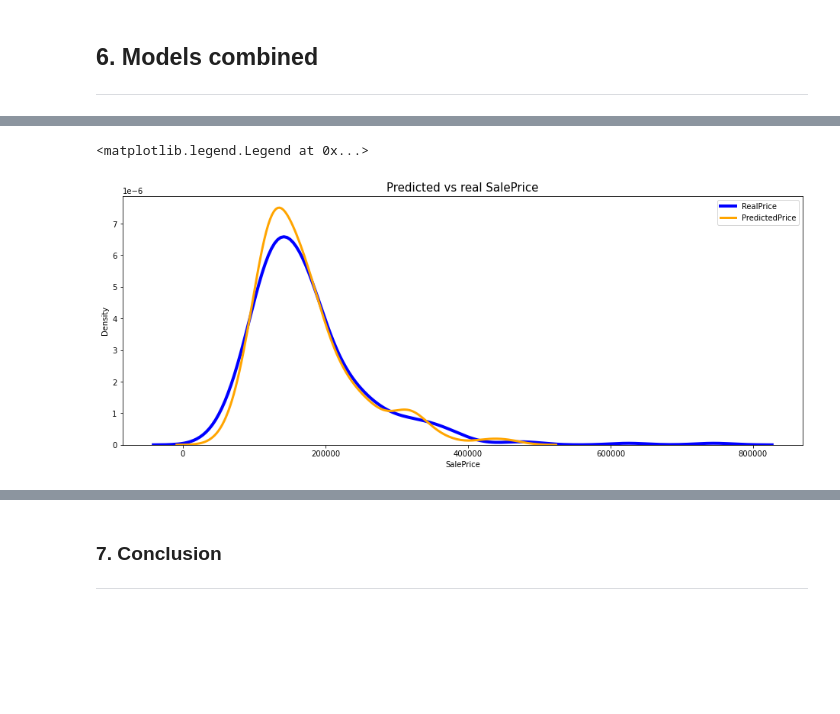
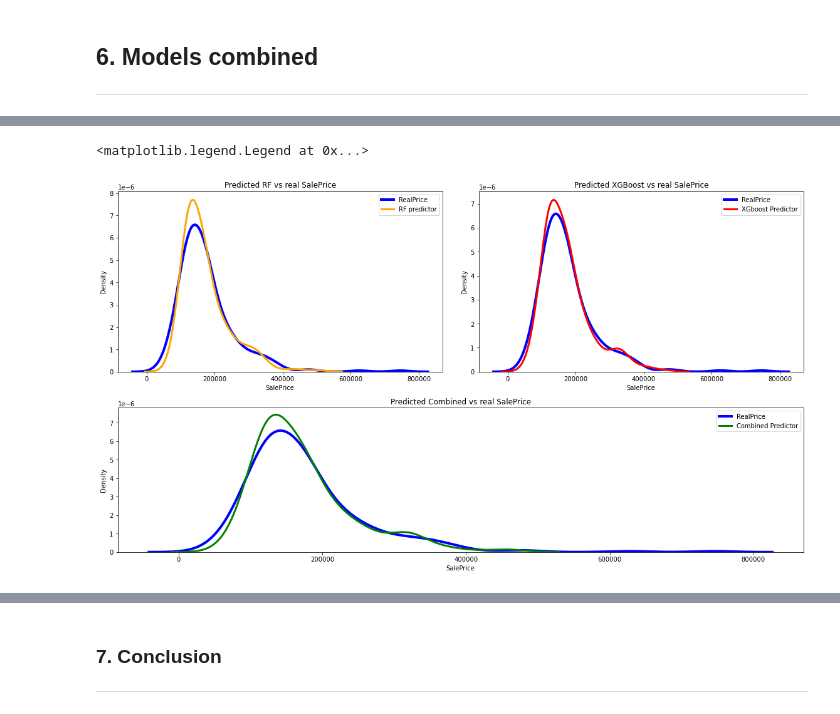
Before and after one commit to Melo97/Real-Estate-Sales-Price-Prediction, a Jupyter notebook: House Prices Regression.ipynb, the cells around one changed output, grey strips where cells are left out. Saved outputs shown, nothing was run; the diff lists cells and outputs as text; code cells hidden in the pictures; blank space fills up the shorter version.

```diff
--- a/House Prices Regression.ipynb
+++ b/House Prices Regression.ipynb
@@ -478,24 +492,39 @@ The result is even better than the RF mae. Finally, we can look into the combine
 # %%
 #get the exponentials to return it to the real values:
 
 #RF predictions:
 model_1= np.exp(Results[450])
 
 #XGB predicitons
 model_2= np.exp(GBpred)
 
 #models combined
 model_3 = (model_1 / 2) + (model_2 / 2)
 
 #real value:
 y_real = np.exp(y_valid)
 
-#plot
-plt.figure(figsize = (16,6))
-plt.title('Predicted vs real SalePrice', size = 15)
-sns.kdeplot(x = y_real, label = 'RealPrice', color = 'blue', linewidth = 4)
-sns.kdeplot(x = model_3, label = 'PredictedPrice', color = 'orange', linewidth = 3)
+#plot Random Forest Model
+fig = plt.figure(figsize = (16,8))
+ax1 = fig.add_axes([0,0.5, 0.45, 0.5])
+plt.title('Predicted RF vs real SalePrice', size = 12)
+sns.kdeplot(x = y_real, label = 'RealPrice', color = 'blue', linewidth = 4, ax = ax1)
+sns.kdeplot(x = model_1, label = 'RF predictor', color = 'orange', linewidth = 3, ax = ax1)
 plt.legend()
+
+#plot XGBoost model
+ax2 = fig.add_axes([0.5, 0.5, 0.45, 0.5])
+plt.title('Predicted XGBoost vs real SalePrice', size = 12)
+sns.kdeplot(x = y_real, label = 'RealPrice', color = 'blue', linewidth = 4, ax = ax2)
+sns.kdeplot(x = model_2, label = 'XGboost Predictor', color = 'red', linewidth = 3, ax = ax2)
+plt.legend()
+
+#plot composed model
+ax3 = fig.add_axes([0,0, 0.95, 0.4])
+plt.title('Predicted Combined vs real SalePrice', size = 12)
+sns.kdeplot(x = y_real, label = 'RealPrice', color = 'blue', linewidth = 4, ax = ax3)
+sns.kdeplot(x = model_3, label = 'Combined Predictor', color = 'green', linewidth = 3, ax = ax3)
+plt.legend()
 # %% [output]
 <matplotlib.legend.Legend at 0x...>
-[figure, old version]
+[figure, new version]
```
Also changed, not shown: parts of 31 cells of this notebook, 5 other files.
